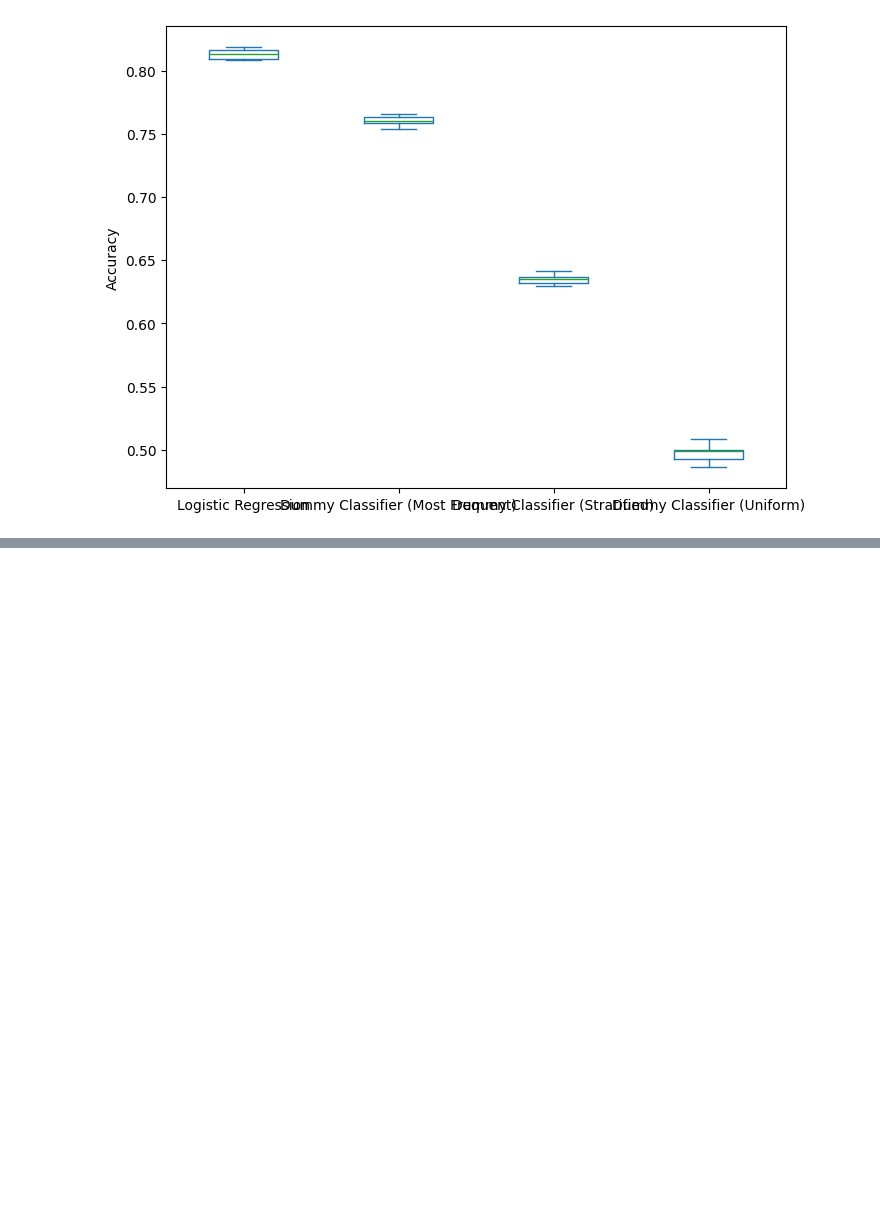
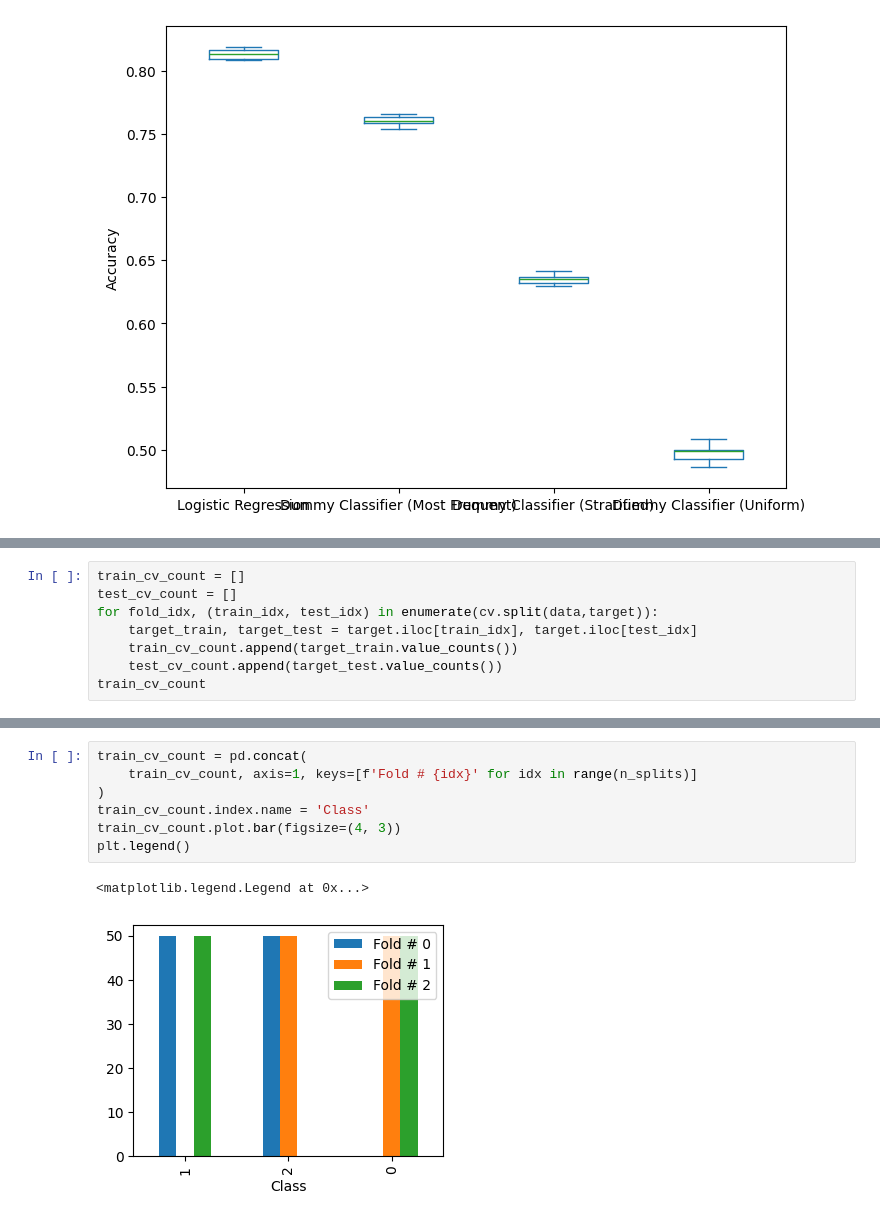
Before and after one commit to tensor-polinomics/Learning, a Jupyter notebook: sklearn/mooc7.ipynb, the cells around one changed output, grey strips where cells are left out. Cells and saved outputs as stored; diff of their text form; blank space fills up the shorter version.

```diff
--- a/sklearn/mooc7.ipynb
+++ b/sklearn/mooc7.ipynb
@@ -196,0 +232,8 @@ Text(0, 0.5, 'Accuracy')
+# %%
+train_cv_count = []
+test_cv_count = []
+for fold_idx, (train_idx, test_idx) in enumerate(cv.split(data,target)):
+    target_train, target_test = target.iloc[train_idx], target.iloc[test_idx]
+    train_cv_count.append(target_train.value_counts())
+    test_cv_count.append(target_test.value_counts())
+train_cv_count
@@ -196,0 +253,10 @@ Text(0, 0.5, 'Accuracy')
+# %%
+train_cv_count = pd.concat(
+    train_cv_count, axis=1, keys=[f'Fold # {idx}' for idx in range(n_splits)]
+)
+train_cv_count.index.name = 'Class'
+train_cv_count.plot.bar(figsize=(4, 3))
+plt.legend()
+# %% [output]
+<matplotlib.legend.Legend at 0x...>
+[figure, added]
```
Also changed, not shown: parts of 42 cells of this notebook, 1 other file.
